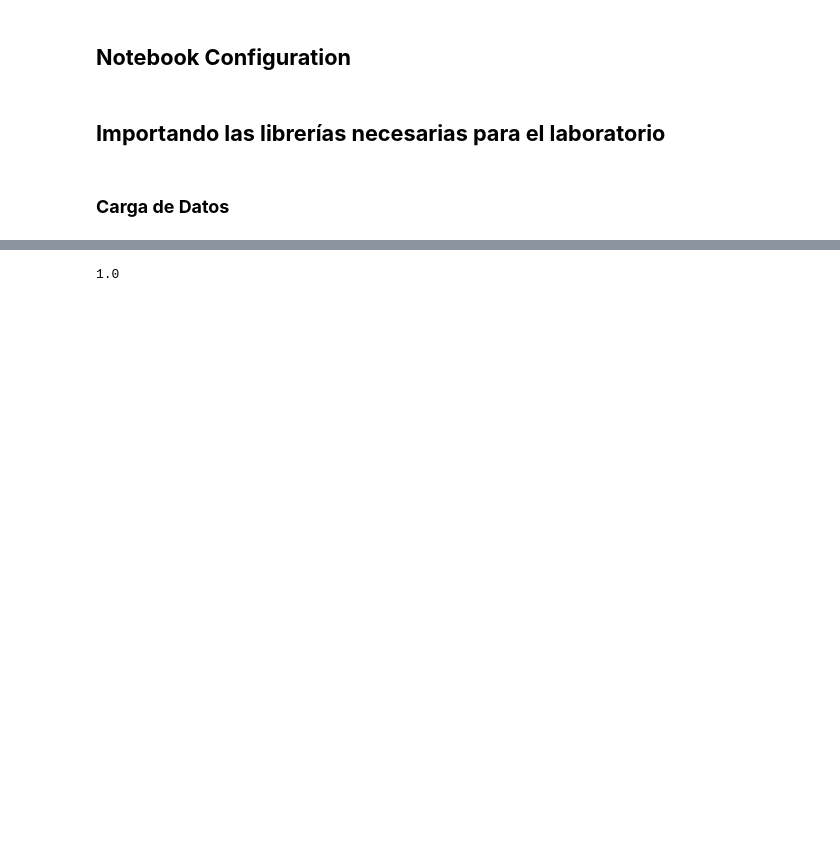
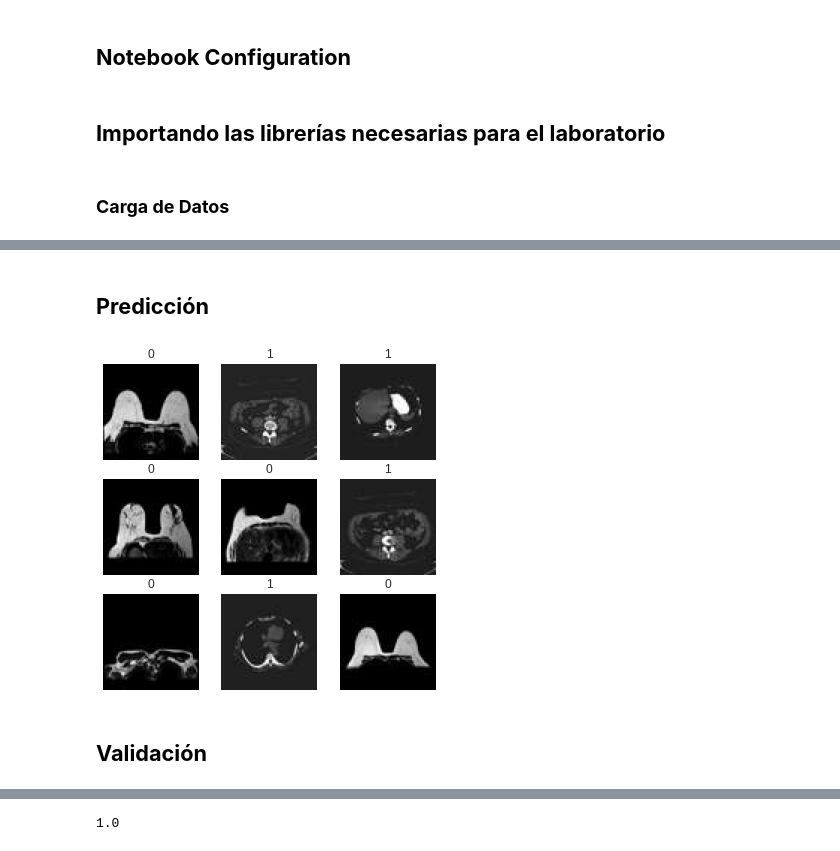
Before and after one commit to jpcano1/ISIS_4825_Imagenes_Vision, a Jupyter notebook: Machine Learning/Taller 10/Taller_10.ipynb, the cells around one changed output, grey strips where cells are left out. Drawn from its saved outputs; the diff is of its cells as text; code cells hidden in the pictures; blank space fills up the shorter version.

```diff
--- a/Machine Learning/Taller 10/Taller_10.ipynb
+++ b/Machine Learning/Taller 10/Taller_10.ipynb
@@ -125,6 +181,21 @@ SVC(C=1.0, break_ties=False, cache_size=200, class_weight=None, coef0=0.0,
     decision_function_shape='ovr', degree=3, gamma='scale', kernel='rbf',
     max_iter=-1, probability=False, random_state=None, shrinking=True,
     tol=0.001, verbose=False)
+# %% [markdown]
+## **Predicción**
+# %%
+np.random.seed(1234)
+random_sample = np.random.choice(range(X_test.shape[0]), size=9)
+y_pred = svm_clf.predict(X_test[random_sample])
+# %%
+gen.visualize_subplot(
+    X_test[random_sample].reshape(-1, 64, 64),
+    y_pred, (3, 3), (6, 6)
+)
+# %% [output]
+[figure, added]
+# %% [markdown]
+## **Validación**
 # %%
 %%time
 y_pred = svm_clf.predict(X_test)
```
Also changed, not shown: parts of 30 cells of this notebook.
